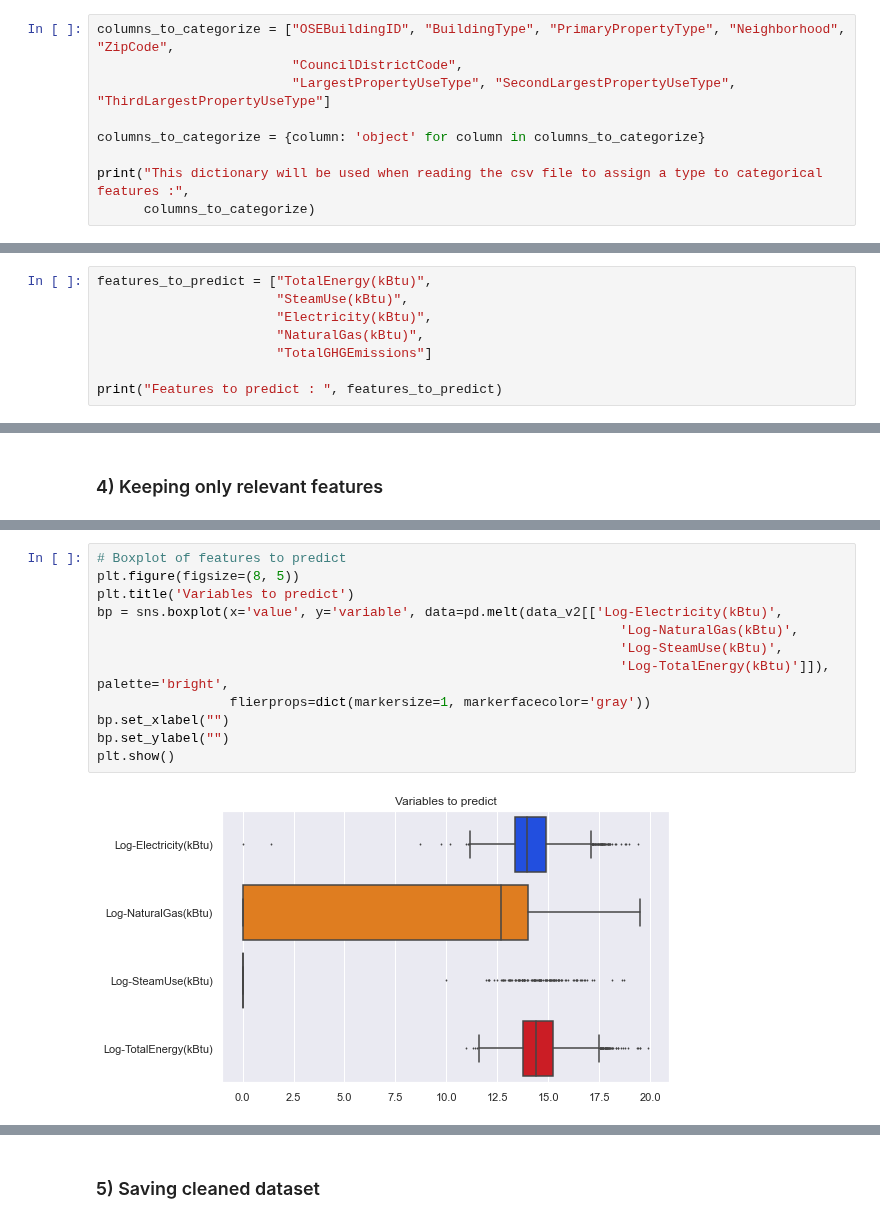
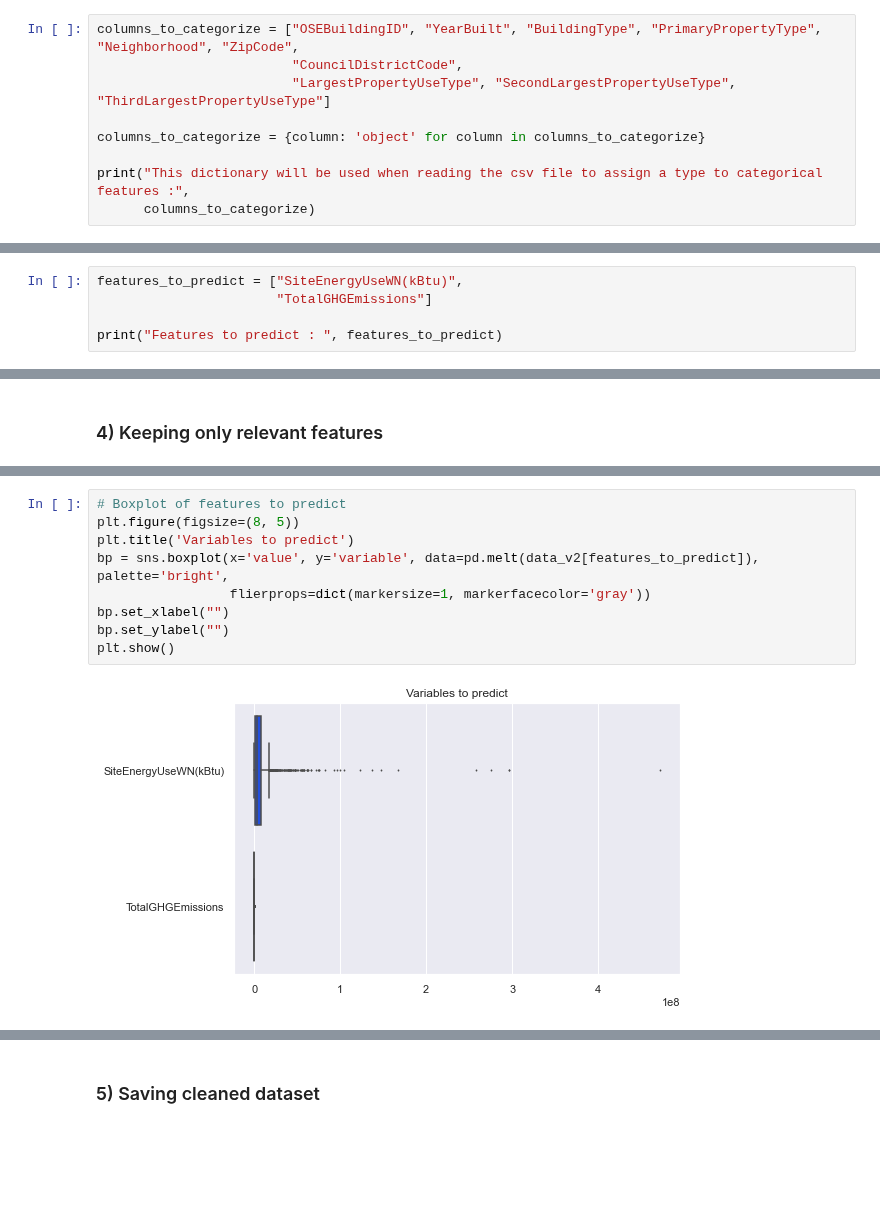
Before and after one commit to oumeima-elgharbi/P4_Data_Science_OpenClassrooms, a Jupyter notebook: P4_02_exploratory_data_analysis.ipynb, the cells around one changed output, grey strips where cells are left out. Cells and saved outputs as stored; diff of their text form; blank space fills up the shorter version.

```diff
--- a/P4_02_exploratory_data_analysis.ipynb
+++ b/P4_02_exploratory_data_analysis.ipynb
@@ -43,7 +43,7 @@ t0 = time()
 # %% [markdown]
 #### Loading dataset
 # %%
-columns_to_categorize = ["OSEBuildingID", "BuildingType", "PrimaryPropertyType", "Neighborhood", "ZipCode",
+columns_to_categorize = ["OSEBuildingID", "YearBuilt", "BuildingType", "PrimaryPropertyType", "Neighborhood", "ZipCode",
                          "CouncilDistrictCode",
                          "LargestPropertyUseType", "SecondLargestPropertyUseType", "ThirdLargestPropertyUseType"]
 
@@ -168,10 +168,7 @@ NaturalGas(kBtu) being only correlated to ThirdLargestPropertyUseTypeGFA, it mig
 # %% [markdown]
 ### 2) Boxplot
 # %%
-features_to_predict = ["TotalEnergy(kBtu)",
-                       "SteamUse(kBtu)",
-                       "Electricity(kBtu)",
-                       "NaturalGas(kBtu)",
+features_to_predict = ["SiteEnergyUseWN(kBtu)",
                        "TotalGHGEmissions"]
 
 print("Features to predict : ", features_to_predict)
@@ -333,14 +287,11 @@ ___Density distribution___
 # %%
 # Boxplot of features to predict
 plt.figure(figsize=(8, 5))
 plt.title('Variables to predict')
-bp = sns.boxplot(x='value', y='variable', data=pd.melt(data_v2[['Log-Electricity(kBtu)',
-                                                                   'Log-NaturalGas(kBtu)',
-                                                                   'Log-SteamUse(kBtu)',
-                                                                   'Log-TotalEnergy(kBtu)']]), palette='bright',
+bp = sns.boxplot(x='value', y='variable', data=pd.melt(data_v2[features_to_predict]), palette='bright',
                  flierprops=dict(markersize=1, markerfacecolor='gray'))
 bp.set_xlabel("")
 bp.set_ylabel("")
 plt.show()
 # %% [output]
-[figure, old version]
+[figure, new version]
```
Also changed, not shown: parts of 23 cells of this notebook, 31 other files.
